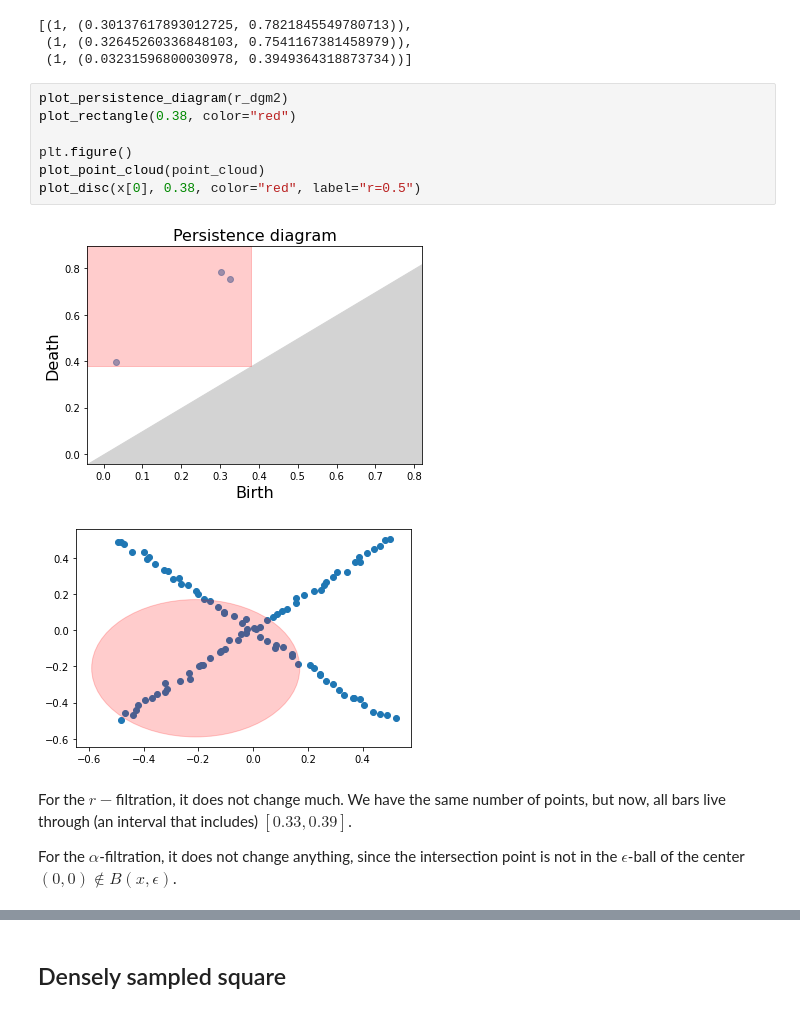
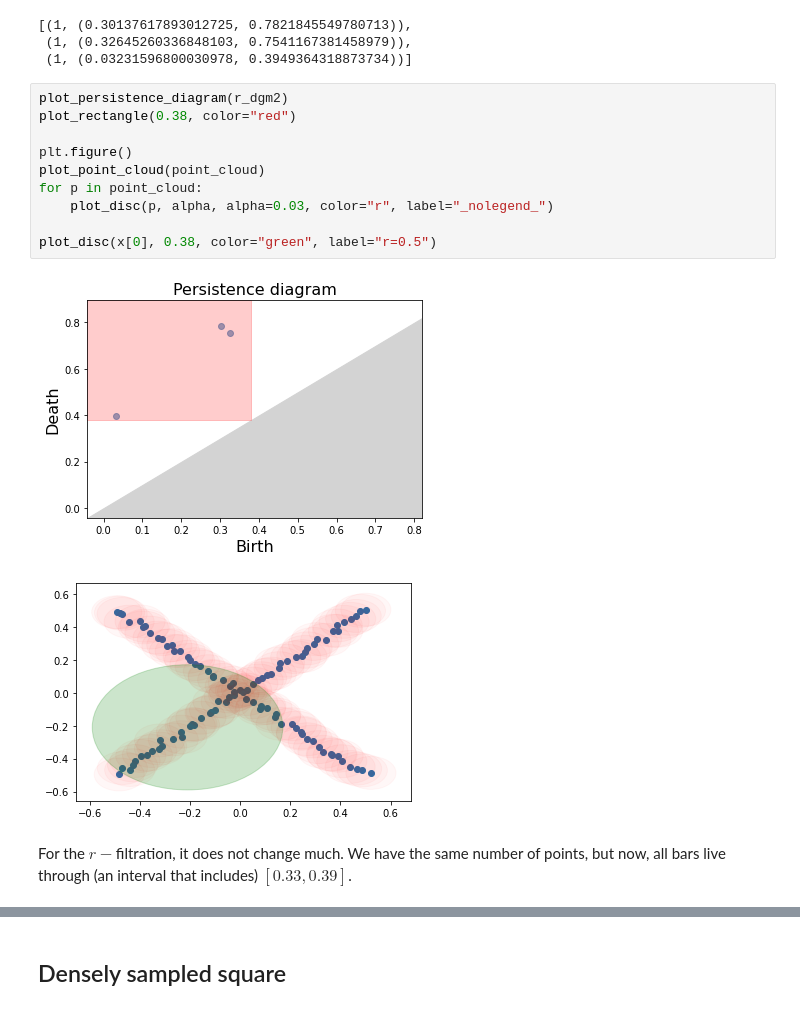
Before and after one commit to wreise/local_homology, a Jupyter notebook: notebooks/Tutorial.ipynb, the cells around one changed output, grey strips where cells are left out. Saved outputs shown, nothing was run; the diff lists cells and outputs as text.

Commit message:
Add alpha filtration for different center on intersecting lines

```diff
--- a/notebooks/Tutorial.ipynb
+++ b/notebooks/Tutorial.ipynb
@@ -166,14 +166,15 @@ r_dgm2
 # %%
 plot_persistence_diagram(r_dgm2)
 plot_rectangle(0.38, color="red")
 
 plt.figure()
 plot_point_cloud(point_cloud)
-plot_disc(x[0], 0.38, color="red", label="r=0.5")
+for p in point_cloud:
+    plot_disc(p, alpha, alpha=0.03, color="r", label="_nolegend_")
+
+plot_disc(x[0], 0.38, color="green", label="r=0.5")
 # %% [output]
 [figure]
-[figure, old version]
+[figure, new version]
 # %% [markdown]
 For the $r-$filtration, it does not change much. We have the same number of points, but now, all bars live through (an interval that includes) $[0.33, 0.39]$.
-
-For the $\alpha$-filtration, it does not change anything, since the intersection point is not in the $\epsilon$-ball of the center $(0,0)\notin B(x, \epsilon)$.
```
Also changed, not shown: parts of 14 cells of this notebook.
